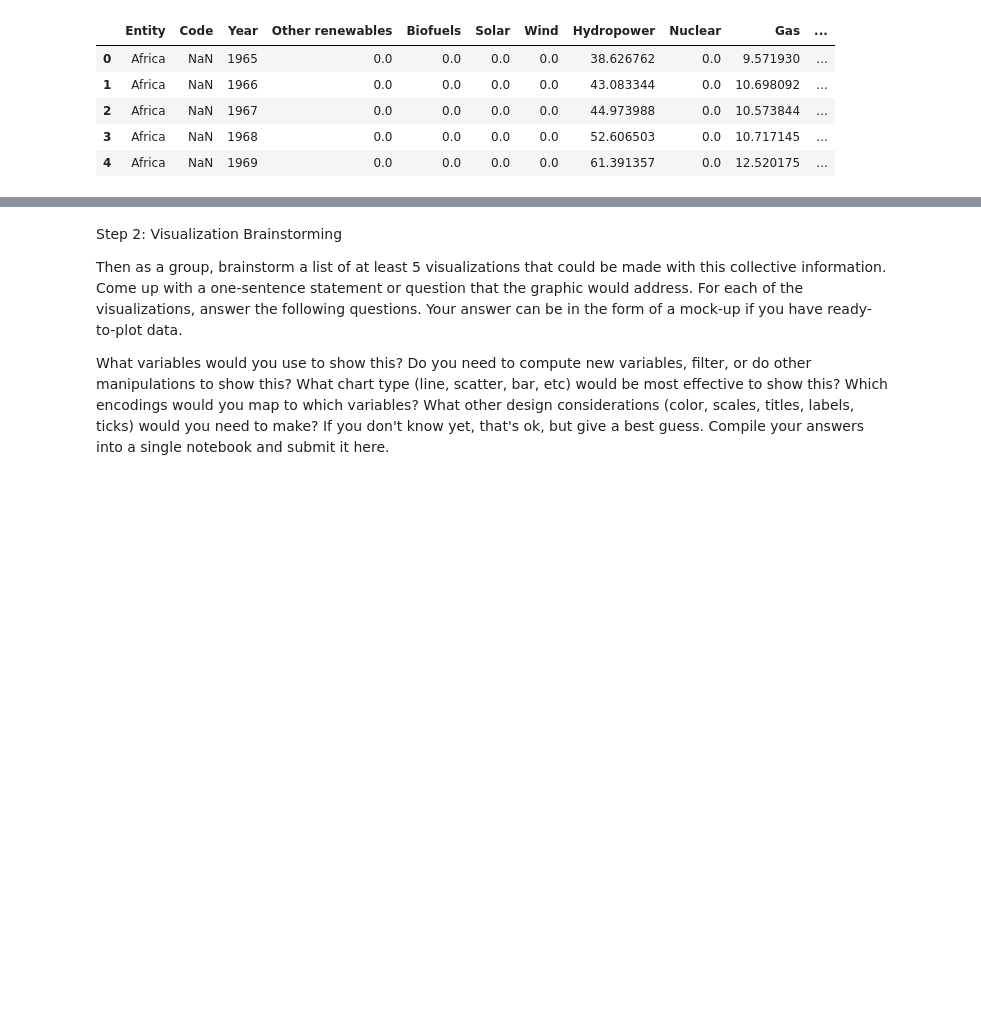
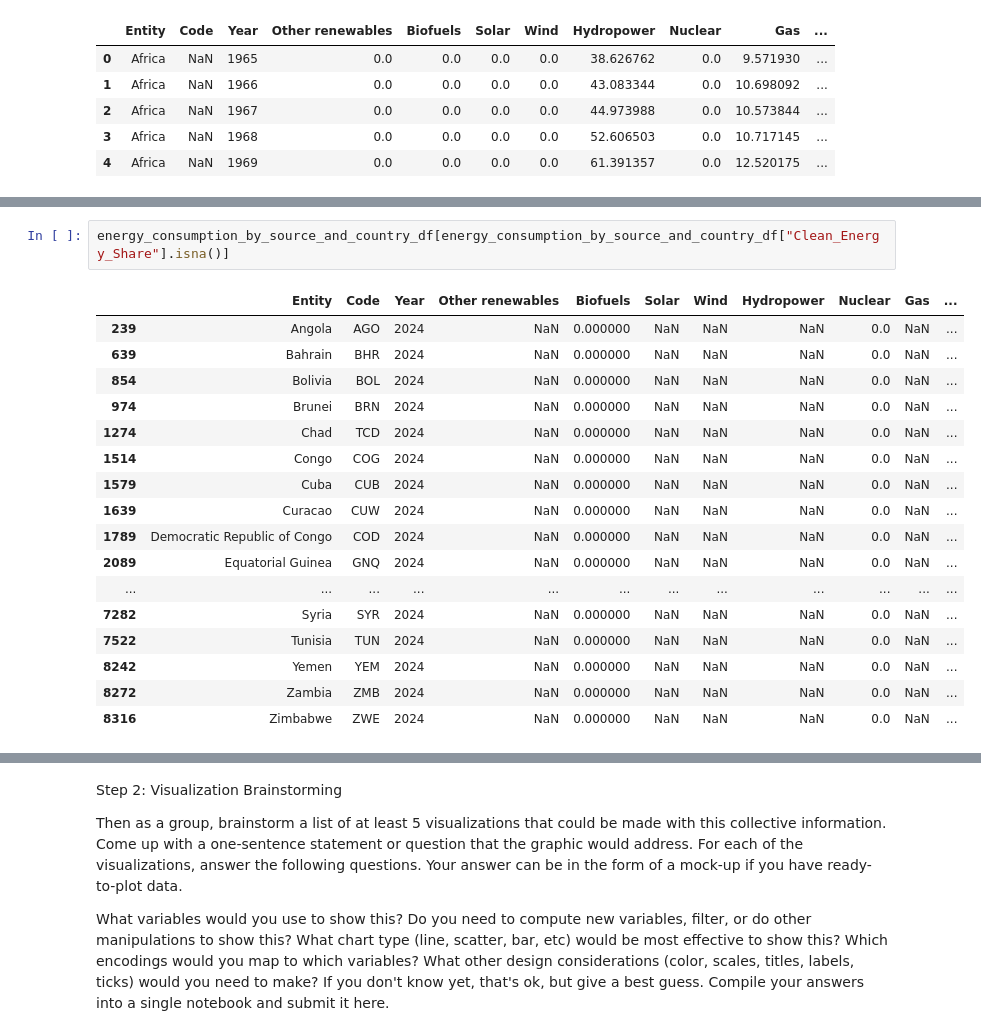
Before and after one commit to roy-y-2023/data3310, a Jupyter notebook: FinalProject/DATA_3310_Final_Project_Roy.ipynb, the cells around one changed output, grey strips where cells are left out. Drawn from its saved outputs; the diff is of its cells as text; blank space fills up the shorter version.

```diff
--- a/FinalProject/DATA_3310_Final_Project_Roy.ipynb
+++ b/FinalProject/DATA_3310_Final_Project_Roy.ipynb
@@ -86 +91,21 @@ energy_consumption_by_source_and_country_df.head()
 | 299 | Argentina | ARG | 2024 | 8.232407 | 14.633476 | 9.671616 | 39.432907 | 72.362910 | 25.485405 | 456.22565 | ... |
+# %%
+energy_consumption_by_source_and_country_df[energy_consumption_by_source_and_country_df["Clean_Energy_Share"].isna()]
+# %% [output]
+|  | Entity | Code | Year | Other renewables | Biofuels | Solar | Wind | Hydropower | Nuclear | Gas | ... |
+| 239 | Angola | AGO | 2024 | NaN | 0.000000 | NaN | NaN | NaN | 0.0 | NaN | ... |
+| 639 | Bahrain | BHR | 2024 | NaN | 0.000000 | NaN | NaN | NaN | 0.0 | NaN | ... |
+| 854 | Bolivia | BOL | 2024 | NaN | 0.000000 | NaN | NaN | NaN | 0.0 | NaN | ... |
+| 974 | Brunei | BRN | 2024 | NaN | 0.000000 | NaN | NaN | NaN | 0.0 | NaN | ... |
+| 1274 | Chad | TCD | 2024 | NaN | 0.000000 | NaN | NaN | NaN | 0.0 | NaN | ... |
+| 1514 | Congo | COG | 2024 | NaN | 0.000000 | NaN | NaN | NaN | 0.0 | NaN | ... |
+| 1579 | Cuba | CUB | 2024 | NaN | 0.000000 | NaN | NaN | NaN | 0.0 | NaN | ... |
+| 1639 | Curacao | CUW | 2024 | NaN | 0.000000 | NaN | NaN | NaN | 0.0 | NaN | ... |
+| 1789 | Democratic Republic of Congo | COD | 2024 | NaN | 0.000000 | NaN | NaN | NaN | 0.0 | NaN | ... |
+| 2089 | Equatorial Guinea | GNQ | 2024 | NaN | 0.000000 | NaN | NaN | NaN | 0.0 | NaN | ... |
+| ... | ... | ... | ... | ... | ... | ... | ... | ... | ... | ... | ... |
+| 7282 | Syria | SYR | 2024 | NaN | 0.000000 | NaN | NaN | NaN | 0.0 | NaN | ... |
+| 7522 | Tunisia | TUN | 2024 | NaN | 0.000000 | NaN | NaN | NaN | 0.0 | NaN | ... |
+| 8242 | Yemen | YEM | 2024 | NaN | 0.000000 | NaN | NaN | NaN | 0.0 | NaN | ... |
+| 8272 | Zambia | ZMB | 2024 | NaN | 0.000000 | NaN | NaN | NaN | 0.0 | NaN | ... |
+| 8316 | Zimbabwe | ZWE | 2024 | NaN | 0.000000 | NaN | NaN | NaN | 0.0 | NaN | ... |
```
Also changed, not shown: parts of 4 cells of this notebook.
